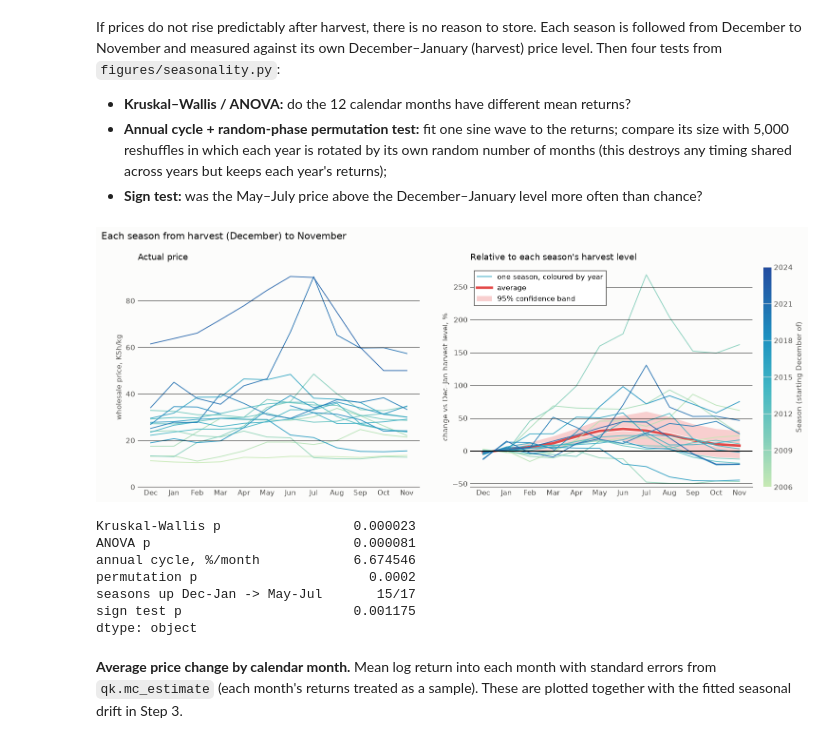
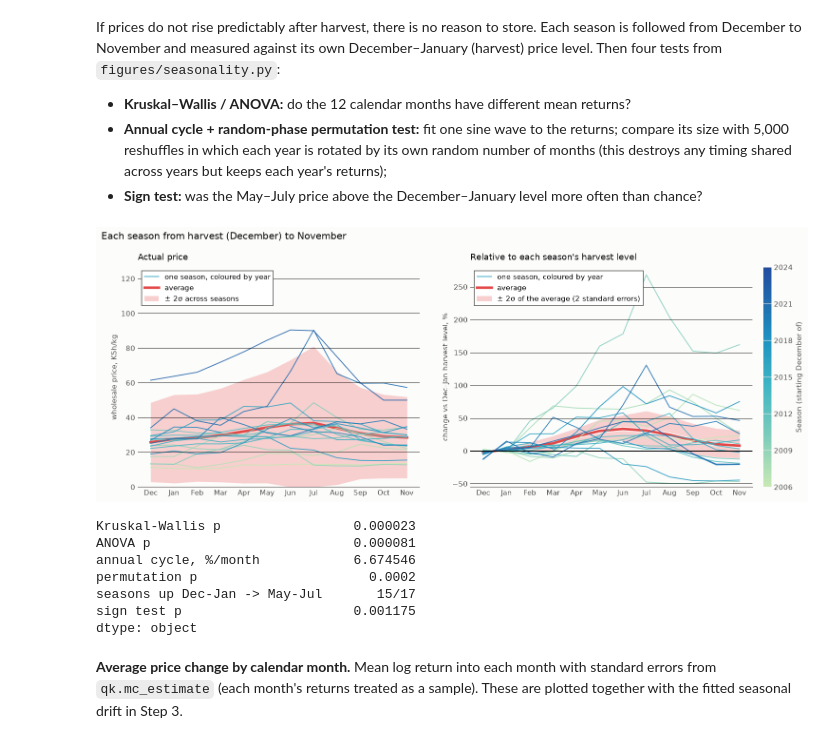
Before and after one commit to thummim-mekuria/erdos_project, a Jupyter notebook: maize_storage_option.ipynb, the cells around one changed output. Cells and saved outputs as stored; diff of their text form; code cells hidden in the pictures.

```diff
--- a/maize_storage_option.ipynb
+++ b/maize_storage_option.ipynb
@@ -150,37 +150,49 @@ axR.set_title("Relative to each season's harvest level", loc="left", color=INK,
 axR.grid(axis="x", visible=False)
 axR.legend(handles=[Line2D([], [], color=season.SEASON_CMAP(0.55), lw=1.2, label="one season, coloured by year"),
                     Line2D([], [], color=season.AVG, lw=3.5, label="average"),
-                    Patch(facecolor=season.AVG_BAND, label="95% confidence band")],
+                    Patch(facecolor=season.AVG_BAND, label="± 2σ of the average (2 standard errors)")],
            loc="upper left", **season.LEGEND_BOX)
 
 # left: actual price for the same seasons, Dec -> Nov
 seasons_used = season.season_paths(price).index            # same seasons as the right panel
 for yr in seasons_used:
     months = [pd.Period(f"{yr-1}-12", "M")] + [pd.Period(f"{yr}-{m:02d}", "M") for m in range(1, 12)]
     axL.plot(range(12), price.reindex(months).values, color=season.SEASON_CMAP(season.SEASON_NORM(yr - 1)),
              lw=1.2, alpha=.9, zorder=2.2)
+# average actual price by month with the spread of individual seasons (± 2σ across seasons)
+raw = pd.DataFrame({yr: price.reindex([pd.Period(f"{yr-1}-12", "M")] +
+                                      [pd.Period(f"{yr}-{m:02d}", "M") for m in range(1, 12)]).values
+                    for yr in seasons_used}).T                      # seasons x months
+avg_raw, sd_raw = raw.mean(), raw.std()
+axL.fill_between(range(12), (avg_raw - 2 * sd_raw).clip(lower=0), avg_raw + 2 * sd_raw,
+                 color=season.AVG_BAND, lw=0, zorder=1.0)
+axL.plot(range(12), avg_raw.values, color=season.AVG, lw=3.5, zorder=1.1)
+axL.legend(handles=[Line2D([], [], color=season.SEASON_CMAP(0.55), lw=1.2, label="one season, coloured by year"),
+                    Line2D([], [], color=season.AVG, lw=3.5, label="average"),
+                    Patch(facecolor=season.AVG_BAND, label="± 2σ across seasons")],
+           loc="upper left", **season.LEGEND_BOX)
 axL.set_xticks(range(12), ["Dec"] + MONTHS[:11])
 axL.set_ylabel("wholesale price, KSh/kg")
-axL.set_ylim(0, None)
+axL.set_ylim(0, max(float((avg_raw + 2 * sd_raw).max()), float(np.nanmax(raw.values))) * 1.4)   # headroom for legend
 axL.set_title("Actual price", loc="left", color=INK, pad=10)
 axL.set_axisbelow(False)
 axL.grid(axis="y", color="black", lw=.6); axL.grid(axis="x", visible=False)
 for sp in ("top", "right", "left"):
     axL.spines[sp].set_visible(False)
 axL.tick_params(length=0)
 
 fig.suptitle("Each season from harvest (December) to November", x=0.01, ha="left", color=INK, fontsize=13)
 fig.subplots_adjust(left=0.06, right=0.9, top=0.86, wspace=0.18)
 pos = axR.get_position()
 season.season_colorbar(fig, fig.add_axes([0.915, pos.y0, 0.011, pos.height]))
 plt.show()
 
 pd.Series({"Kruskal-Wallis p": res["kw_p"], "ANOVA p": res["anova_p"],
            "annual cycle, %/month": 100 * res["amp"], "permutation p": res["amp_p"],
            "seasons up Dec-Jan -> May-Jul": f"{res['pos']}/{len(res['rises'])}",
            "sign test p": res["sign_p"]})
 # %% [output]
-[figure, old version]
+[figure, new version]
 Kruskal-Wallis p                 0.000023
 ANOVA p                          0.000081
 annual cycle, %/month            6.674546
```
Also changed, not shown: 4 other files.
